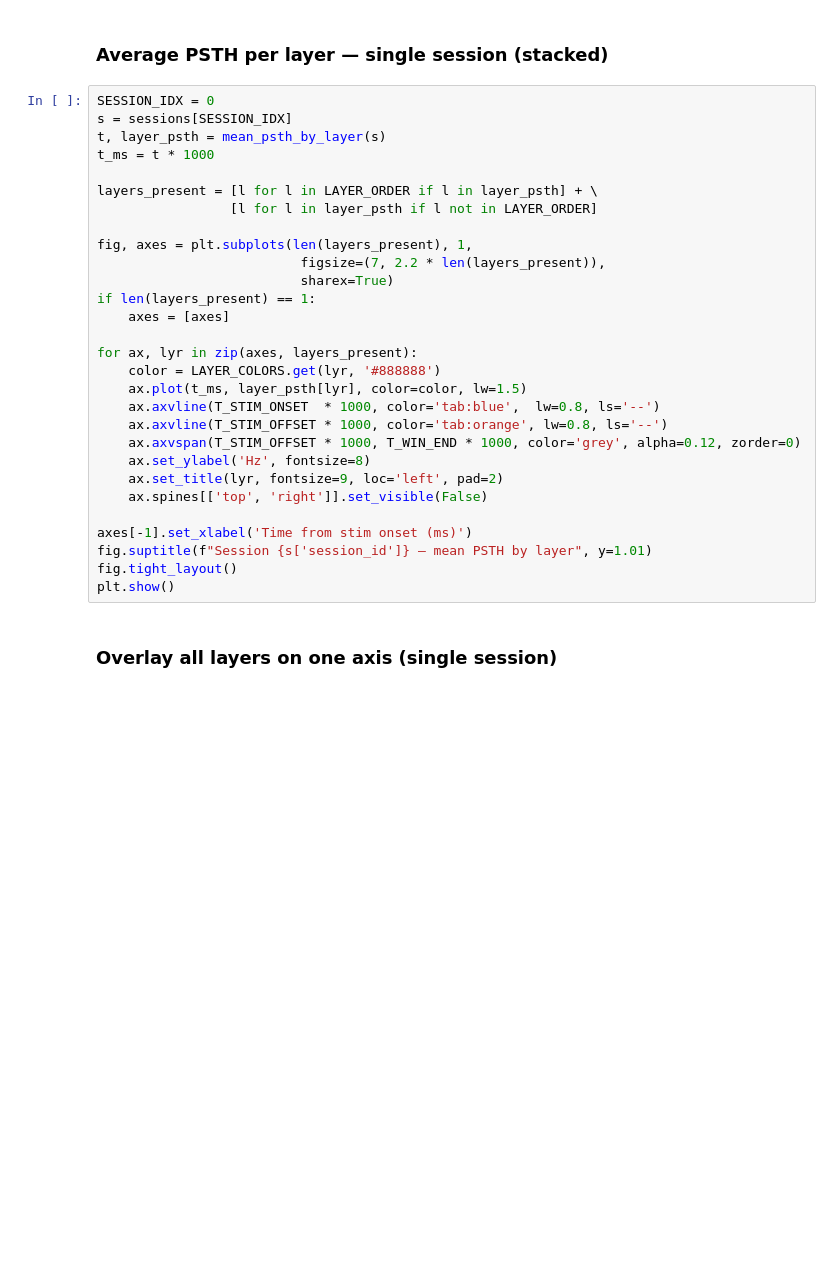
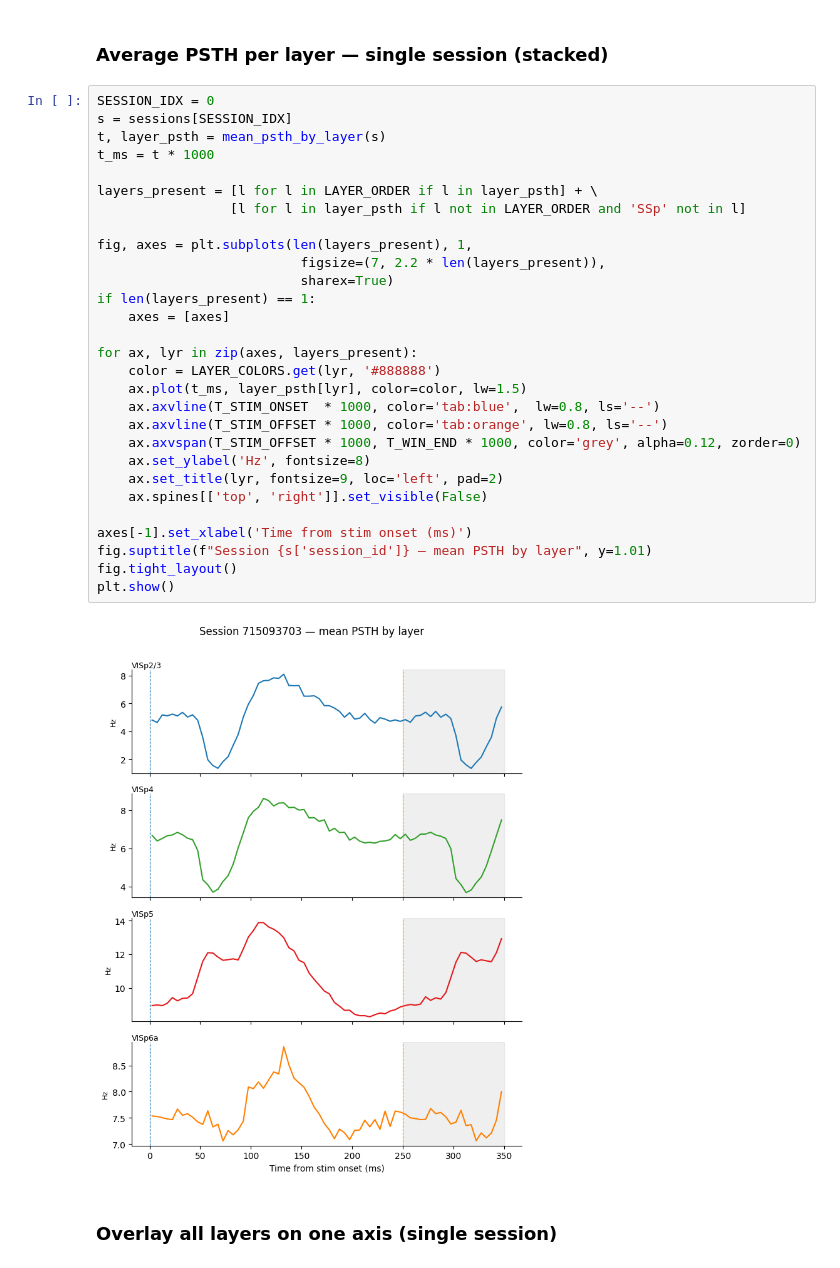
Before and after one commit to pmccthy/designer-waveform, a Jupyter notebook: nb/21_04_26_allen_natural_scene_v1_alllayers_vis.ipynb, the cells around one changed output. Cells and saved outputs as stored; diff of their text form; blank space fills up the shorter version.

```diff
--- a/nb/21_04_26_allen_natural_scene_v1_alllayers_vis.ipynb
+++ b/nb/21_04_26_allen_natural_scene_v1_alllayers_vis.ipynb
@@ -134,32 +149,34 @@ plt.show()
 # %%
 SESSION_IDX = 0
 s = sessions[SESSION_IDX]
 t, layer_psth = mean_psth_by_layer(s)
 t_ms = t * 1000
 
 layers_present = [l for l in LAYER_ORDER if l in layer_psth] + \
-                 [l for l in layer_psth if l not in LAYER_ORDER]
+                 [l for l in layer_psth if l not in LAYER_ORDER and 'SSp' not in l]
 
 fig, axes = plt.subplots(len(layers_present), 1,
                           figsize=(7, 2.2 * len(layers_present)),
                           sharex=True)
 if len(layers_present) == 1:
     axes = [axes]
 
 for ax, lyr in zip(axes, layers_present):
     color = LAYER_COLORS.get(lyr, '#888888')
     ax.plot(t_ms, layer_psth[lyr], color=color, lw=1.5)
     ax.axvline(T_STIM_ONSET  * 1000, color='tab:blue',  lw=0.8, ls='--')
     ax.axvline(T_STIM_OFFSET * 1000, color='tab:orange', lw=0.8, ls='--')
     ax.axvspan(T_STIM_OFFSET * 1000, T_WIN_END * 1000, color='grey', alpha=0.12, zorder=0)
     ax.set_ylabel('Hz', fontsize=8)
     ax.set_title(lyr, fontsize=9, loc='left', pad=2)
     ax.spines[['top', 'right']].set_visible(False)
 
 axes[-1].set_xlabel('Time from stim onset (ms)')
 fig.suptitle(f"Session {s['session_id']} — mean PSTH by layer", y=1.01)
 fig.tight_layout()
 plt.show()
+# %% [output]
+[figure, added]
 # %% [markdown]
 ### Overlay all layers on one axis (single session)
 # %%
```
Also changed, not shown: parts of 10 cells of this notebook, 10 other files.
